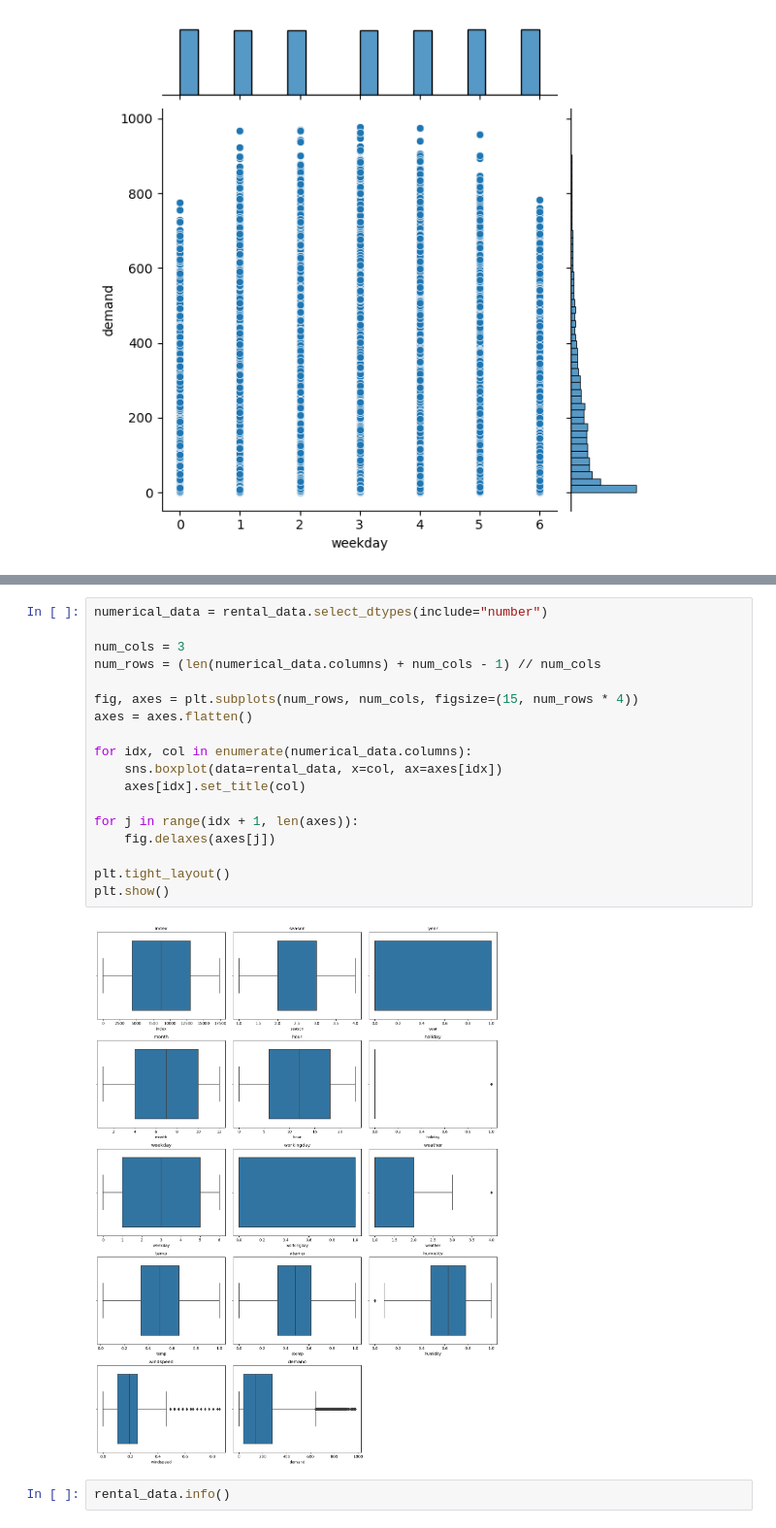
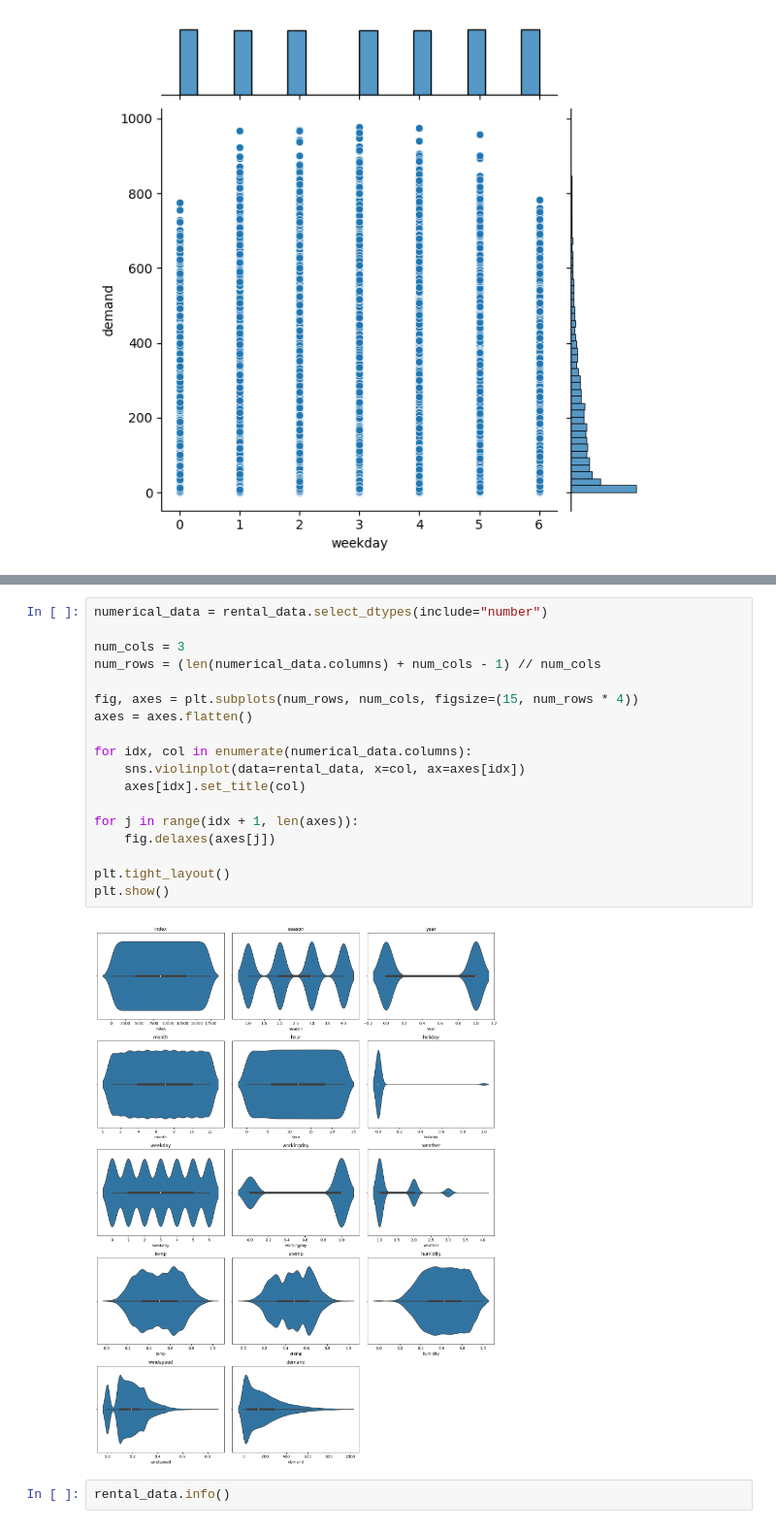
Before and after one commit to AdityaSreevatsaK/DS-ML-Playground, a Jupyter notebook: c. Jupyter Notebooks/Bike Rental Demand.ipynb, the cells around one changed output, grey strips where cells are left out. Shown at 97% size. Cells and saved outputs as stored; diff of their text form.

```diff
--- a/c. Jupyter Notebooks/Bike Rental Demand.ipynb
+++ b/c. Jupyter Notebooks/Bike Rental Demand.ipynb
@@ -43,23 +44,23 @@ sns.catplot(data=rental_data, x='holiday', y='demand')
 # %%
 numerical_data = rental_data.select_dtypes(include="number")
 
 num_cols = 3
 num_rows = (len(numerical_data.columns) + num_cols - 1) // num_cols
 
 fig, axes = plt.subplots(num_rows, num_cols, figsize=(15, num_rows * 4))
 axes = axes.flatten()
 
 for idx, col in enumerate(numerical_data.columns):
-    sns.boxplot(data=rental_data, x=col, ax=axes[idx])
+    sns.violinplot(data=rental_data, x=col, ax=axes[idx])
     axes[idx].set_title(col)
 
 for j in range(idx + 1, len(axes)):
     fig.delaxes(axes[j])
 
 plt.tight_layout()
 plt.show()
 # %% [output]
-[figure, old version]
+[figure, new version]
 # %%
 rental_data.info()
 # %% [output]
```
Also changed, not shown: parts of 15 cells of this notebook, 3 other files.
